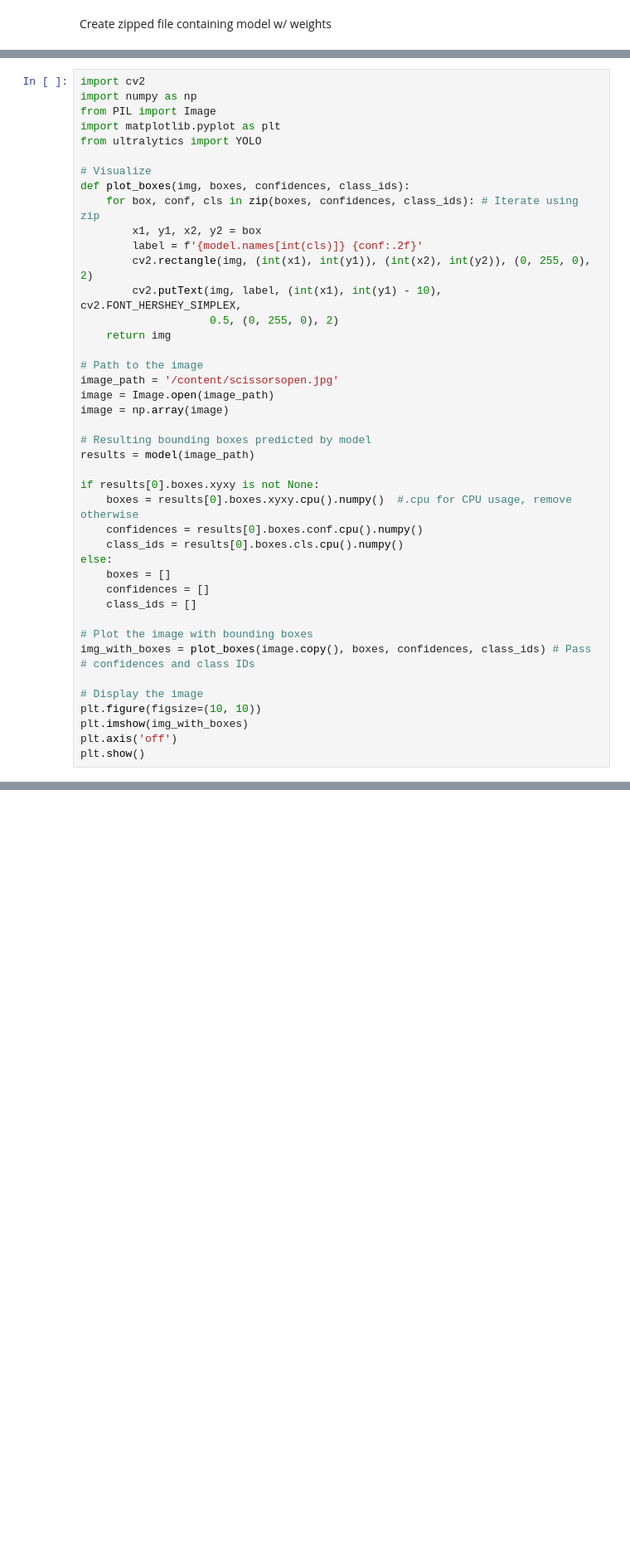
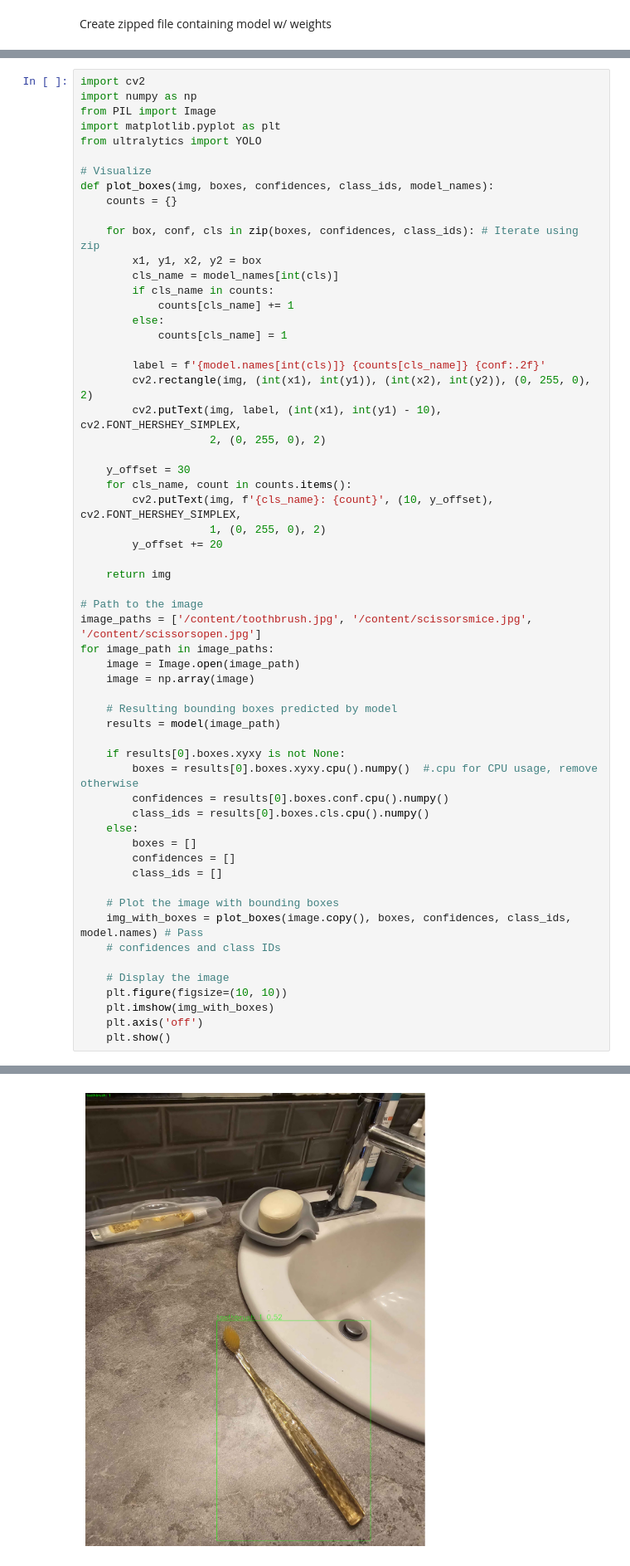
Before and after one commit to Jonathan5108/COCOObjectDetection, a Jupyter notebook: COCO_Project.ipynb, the cells around one changed output, grey strips where cells are left out. Shown at 83% size. Saved outputs shown, nothing was run; the diff lists cells and outputs as text; blank space fills up the shorter version.

Commit message:
Updated label sizes and counting label methodology.

```diff
--- a/COCO_Project.ipynb
+++ b/COCO_Project.ipynb
@@ -187,38 +233,55 @@ import matplotlib.pyplot as plt
 from ultralytics import YOLO
 
 # Visualize
-def plot_boxes(img, boxes, confidences, class_ids):
+def plot_boxes(img, boxes, confidences, class_ids, model_names):
+    counts = {}
+
     for box, conf, cls in zip(boxes, confidences, class_ids): # Iterate using zip
         x1, y1, x2, y2 = box
-        label = f'{model.names[int(cls)]} {conf:.2f}'
+        cls_name = model_names[int(cls)]
+        if cls_name in counts:
+            counts[cls_name] += 1
+        else:
+            counts[cls_name] = 1
+
+        label = f'{model.names[int(cls)]} {counts[cls_name]} {conf:.2f}'
         cv2.rectangle(img, (int(x1), int(y1)), (int(x2), int(y2)), (0, 255, 0), 2)
         cv2.putText(img, label, (int(x1), int(y1) - 10), cv2.FONT_HERSHEY_SIMPLEX,
-                    0.5, (0, 255, 0), 2)
+                    2, (0, 255, 0), 2)
+
+    y_offset = 30
+    for cls_name, count in counts.items():
+        cv2.putText(img, f'{cls_name}: {count}', (10, y_offset), cv2.FONT_HERSHEY_SIMPLEX,
+                    1, (0, 255, 0), 2)
+        y_offset += 20
+
     return img
 
 # Path to the image
-image_path = '/content/scissorsopen.jpg'
-image = Image.open(image_path)
-image = np.array(image)
+image_paths = ['/content/toothbrush.jpg', '/content/scissorsmice.jpg', '/content/scissorsopen.jpg']
+for image_path in image_paths:
+    image = Image.open(image_path)
+    image = np.array(image)
 
-# Resulting bounding boxes predicted by model
-results = model(image_path)
+    # Resulting bounding boxes predicted by model
+    results = model(image_path)
 
-if results[0].boxes.xyxy is not None:
-    boxes = results[0].boxes.xyxy.cpu().numpy()  #.cpu for CPU usage, remove otherwise
-    confidences = results[0].boxes.conf.cpu().numpy()
-    class_ids = results[0].boxes.cls.cpu().numpy()
-else:
-    boxes = []
-    confidences = []
-    class_ids = []
+    if results[0].boxes.xyxy is not None:
+        boxes = results[0].boxes.xyxy.cpu().numpy()  #.cpu for CPU usage, remove otherwise
+        confidences = results[0].boxes.conf.cpu().numpy()
+        class_ids = results[0].boxes.cls.cpu().numpy()
+    else:
+        boxes = []
+        confidences = []
+        class_ids = []
 
-# Plot the image with bounding boxes
-img_with_boxes = plot_boxes(image.copy(), boxes, confidences, class_ids) # Pass
-# confidences and class IDs
+    # Plot the image with bounding boxes
+    img_with_boxes = plot_boxes(image.copy(), boxes, confidences, class_ids, model.names) # Pass
+    # confidences and class IDs
 
-# Display the image
-plt.figure(figsize=(10, 10))
-plt.imshow(img_with_boxes)
-plt.axis('off')
-plt.show()
+    # Display the image
+    plt.figure(figsize=(10, 10))
+    plt.imshow(img_with_boxes)
+    plt.axis('off')
+    plt.show()
+# %% [output]
@@ -224,0 +290 @@ plt.show()
+[figure, added]
```
Also changed, not shown: parts of 4 cells of this notebook.
